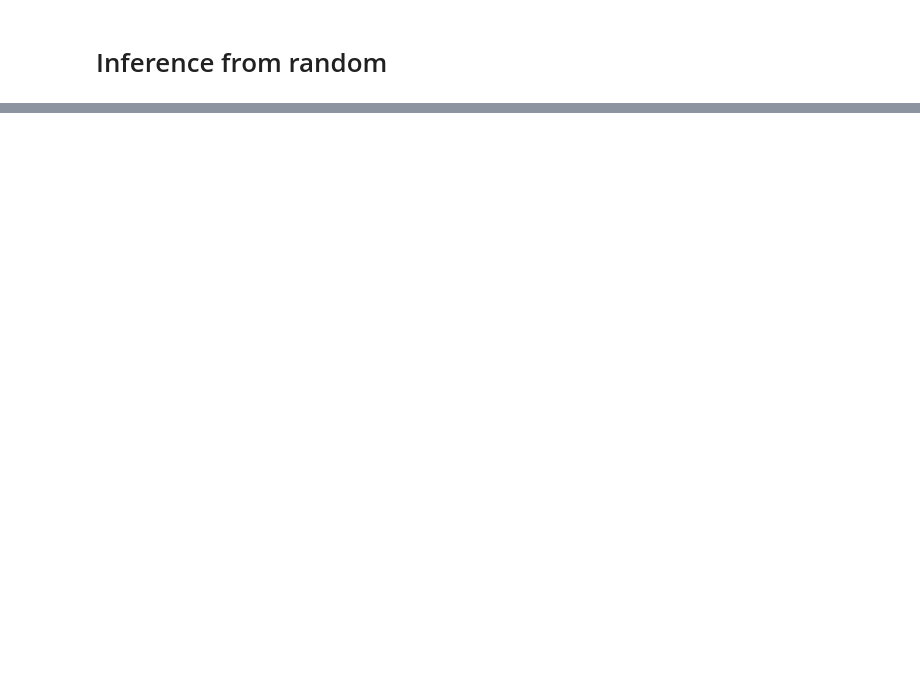
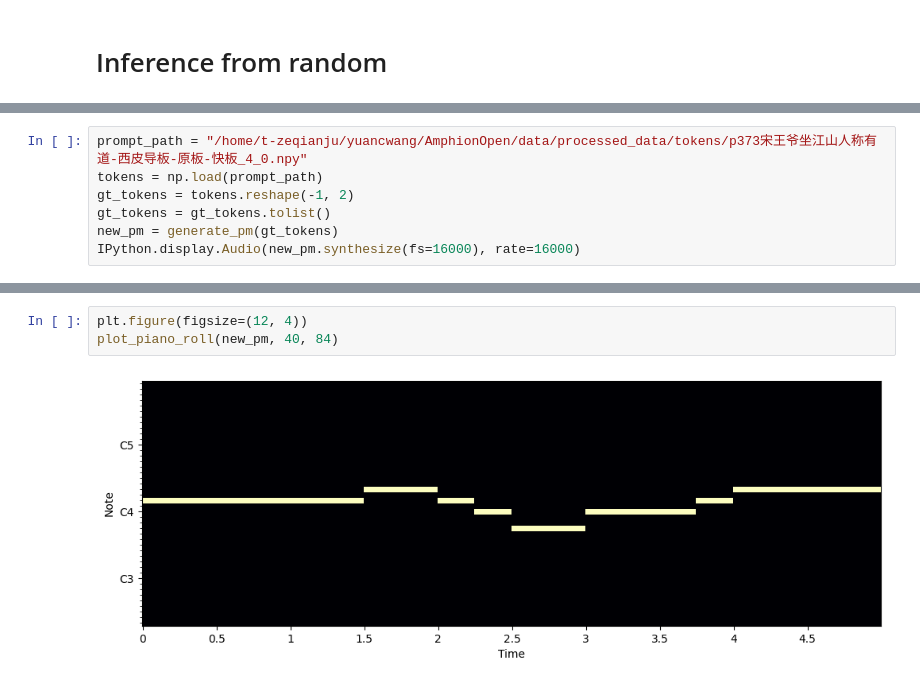
Before and after one commit to HeCheng0625/Amphion, a Jupyter notebook: models/ttm/text2midi/test_midi.ipynb, the cells around one changed output, grey strips where cells are left out. Cells and saved outputs as stored; diff of their text form; blank space fills up the shorter version.

```diff
--- a/models/ttm/text2midi/test_midi.ipynb
+++ b/models/ttm/text2midi/test_midi.ipynb
@@ -255,0 +279,7 @@ plot_piano_roll(new_pm, 40, 84)
+# %%
+prompt_path = "/home/t-zeqianju/yuancwang/AmphionOpen/data/processed_data/tokens/p373宋王爷坐江山人称有道-西皮导板-原板-快板_4_0.npy"
+tokens = np.load(prompt_path)
+gt_tokens = tokens.reshape(-1, 2)
+gt_tokens = gt_tokens.tolist()
+new_pm = generate_pm(gt_tokens)
+IPython.display.Audio(new_pm.synthesize(fs=16000), rate=16000)
@@ -255,0 +289,5 @@ plot_piano_roll(new_pm, 40, 84)
+# %%
+plt.figure(figsize=(12, 4))
+plot_piano_roll(new_pm, 40, 84)
+# %% [output]
+[figure, added]
```
Also changed, not shown: parts of 9 cells of this notebook.
